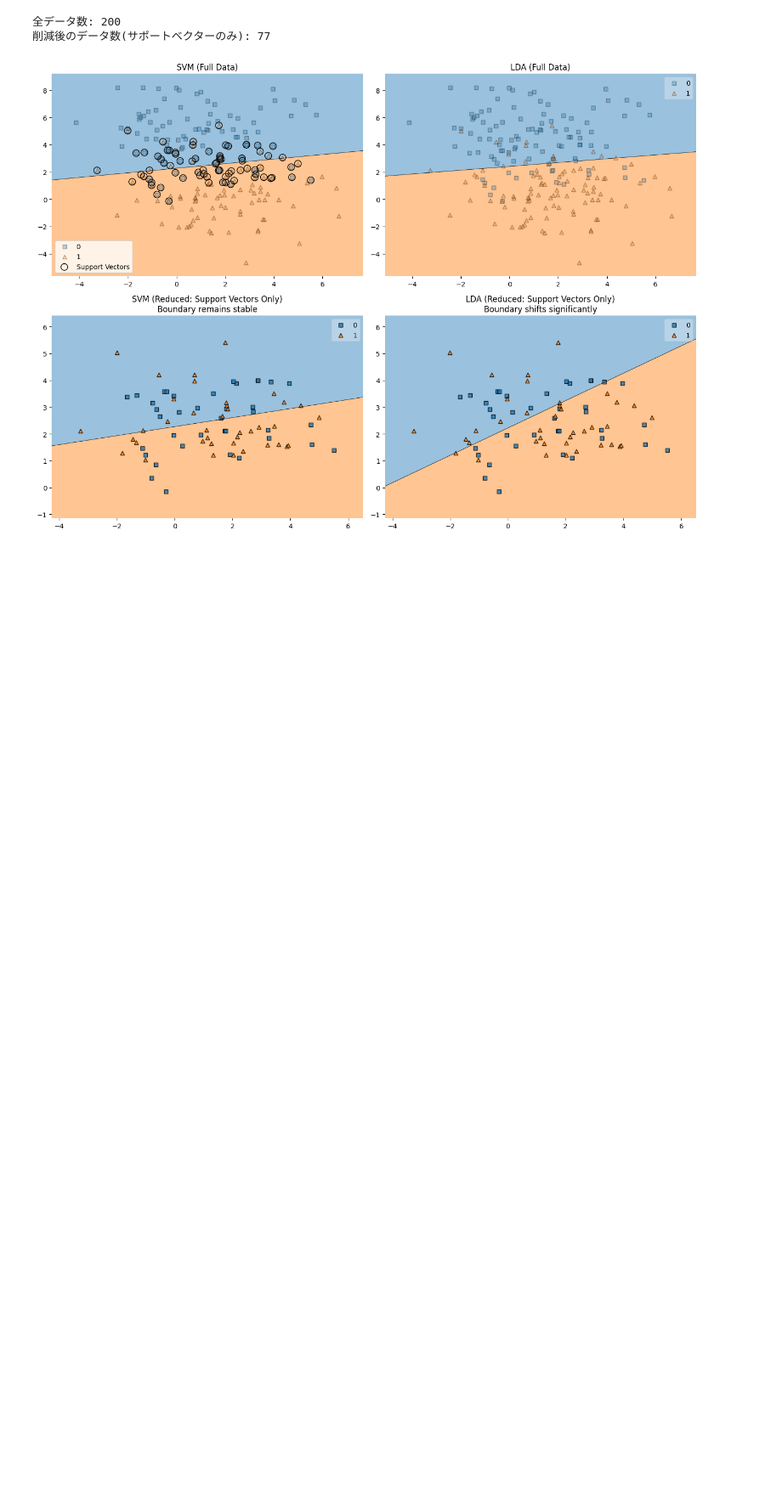
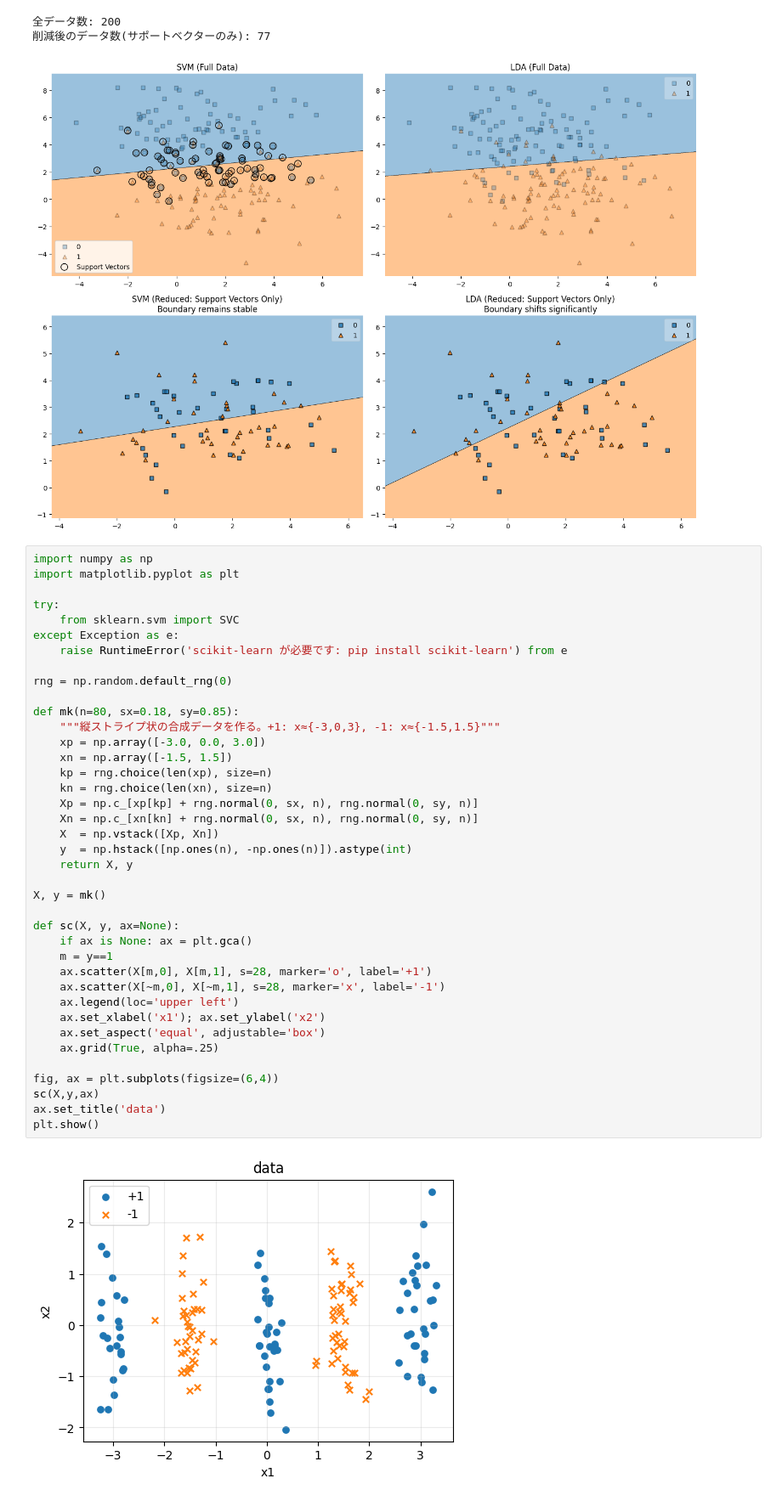
Before and after one commit to 1em9ot/scikit-learn-handbook, a Jupyter notebook: chapter4/section4_3_1.ipynb, the cells around one changed output. Shown at 85% size. Saved outputs shown, nothing was run; the diff lists cells and outputs as text; blank space fills up the shorter version.

```diff
--- a/chapter4/section4_3_1.ipynb
+++ b/chapter4/section4_3_1.ipynb
@@ -148,3 +150,44 @@ plt.show()
 全データ数: 200
 削減後のデータ数(サポートベクターのみ): 77
 [figure]
+# %%
+import numpy as np
+import matplotlib.pyplot as plt
+
+try:
+    from sklearn.svm import SVC
+except Exception as e:
+    raise RuntimeError('scikit-learn が必要です: pip install scikit-learn') from e
+
+rng = np.random.default_rng(0)
+
+def mk(n=80, sx=0.18, sy=0.85):
+    """縦ストライプ状の合成データを作る。+1: x≈{-3,0,3}, -1: x≈{-1.5,1.5}"""
+    xp = np.array([-3.0, 0.0, 3.0])
+    xn = np.array([-1.5, 1.5])
+    kp = rng.choice(len(xp), size=n)
+    kn = rng.choice(len(xn), size=n)
+    Xp = np.c_[xp[kp] + rng.normal(0, sx, n), rng.normal(0, sy, n)]
+    Xn = np.c_[xn[kn] + rng.normal(0, sx, n), rng.normal(0, sy, n)]
+    X  = np.vstack([Xp, Xn])
+    y  = np.hstack([np.ones(n), -np.ones(n)]).astype(int)
+    return X, y
+
+X, y = mk()
+
+def sc(X, y, ax=None):
+    if ax is None: ax = plt.gca()
+    m = y==1
+    ax.scatter(X[m,0], X[m,1], s=28, marker='o', label='+1')
+    ax.scatter(X[~m,0], X[~m,1], s=28, marker='x', label='-1')
+    ax.legend(loc='upper left')
+    ax.set_xlabel('x1'); ax.set_ylabel('x2')
+    ax.set_aspect('equal', adjustable='box')
+    ax.grid(True, alpha=.25)
+
+fig, ax = plt.subplots(figsize=(6,4))
+sc(X,y,ax)
+ax.set_title('data')
+plt.show()
+# %% [output]
+[figure, added]
```
Also changed, not shown: parts of 5 cells of this notebook.
